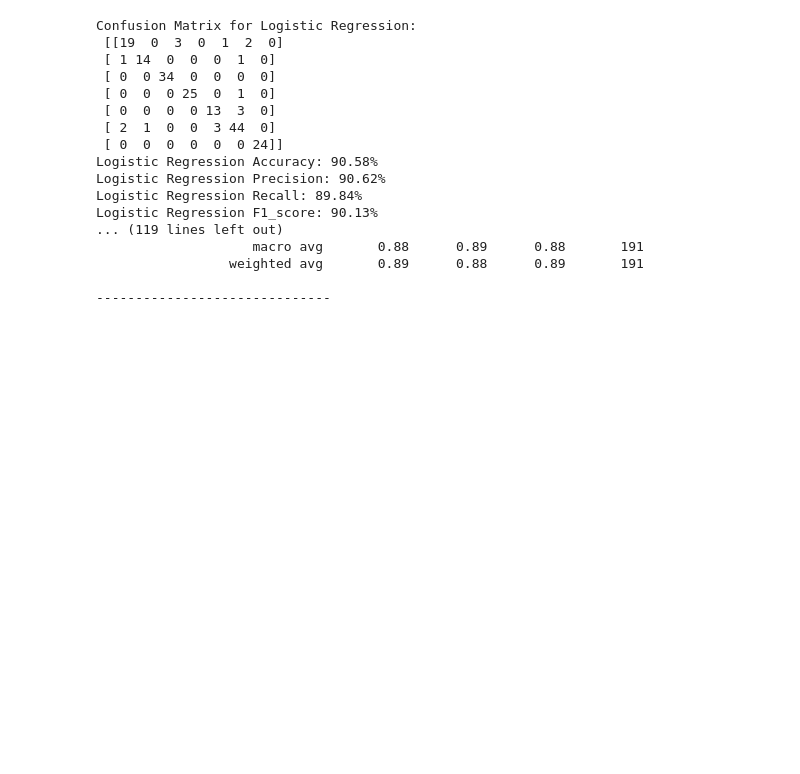
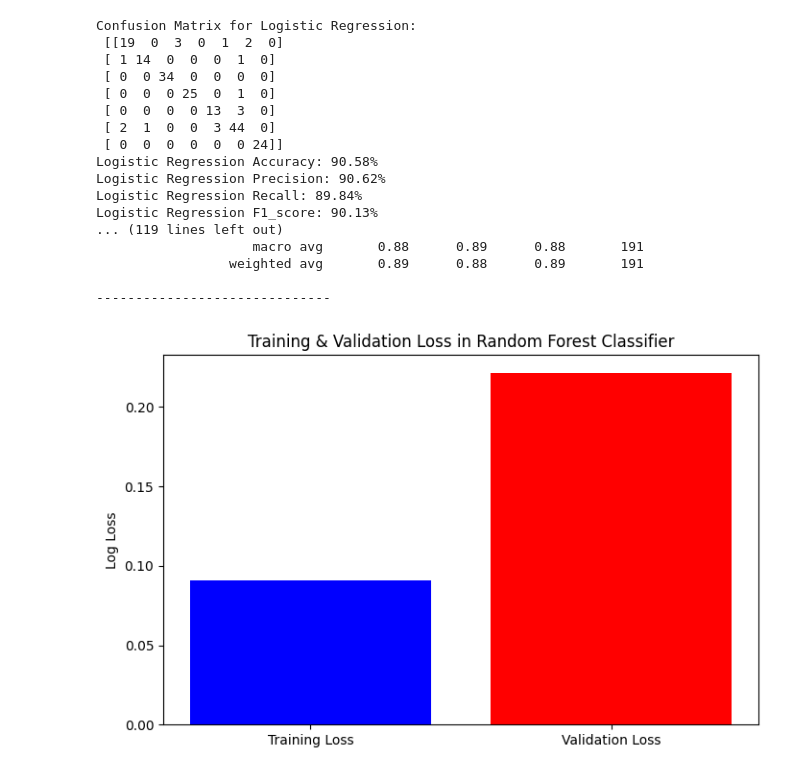
Before and after one commit to diya05arora/Computational-Analysis-of-Migraine-Symptoms-and-Severity, a Jupyter notebook: ClassificationProject.ipynb, the cells around one changed output. Cells and saved outputs as stored; diff of their text form; code cells hidden in the pictures; blank space fills up the shorter version.

```diff
--- a/ClassificationProject.ipynb
+++ b/ClassificationProject.ipynb
@@ -168,3 +168,29 @@ Logistic Regression F1_score: 90.13%
                  weighted avg       0.89      0.88      0.89       191
 
 ------------------------------
+# %%
+rf = RandomForestClassifier(
+    bootstrap=False,
+    max_depth=20,
+    min_samples_leaf=1,
+    min_samples_split=5,
+    n_estimators=200,
+    random_state=42
+)
+rf.fit(X_train, y_train)
+y_train_pred_prob = rf.predict_proba(X_train)
+y_val_pred_prob = rf.predict_proba(X_test)
+
+from sklearn.metrics import log_loss
+# Calculate log loss
+train_loss = log_loss(y_train, y_train_pred_prob)
+val_loss = log_loss(y_test, y_val_pred_prob)
+
+# Plotting the training and validation losses
+plt.figure(figsize=(8, 5))
+plt.bar(['Training Loss', 'Validation Loss'], [train_loss, val_loss], color=['blue', 'red'])
+plt.title('Training & Validation Loss in Random Forest Classifier')
+plt.ylabel('Log Loss')
+plt.show()
+# %% [output]
+[figure, added]
```
Also changed, not shown: 2 other files.
